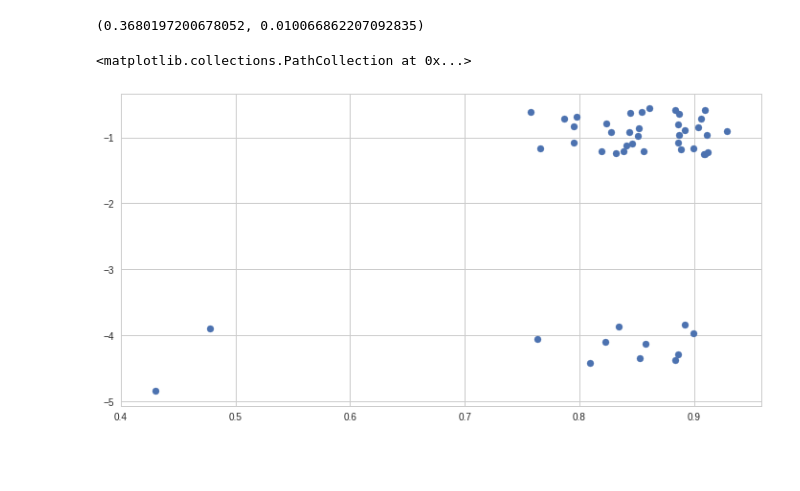
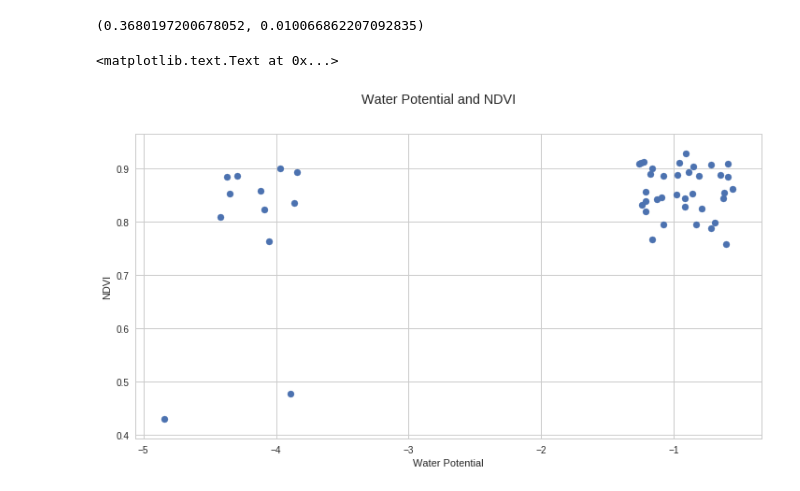
Before and after one commit to cheripai/thesis, a Jupyter notebook: notebooks/Lettuce_NDVI_WP.ipynb, the cells around one changed output. Cells and saved outputs as stored; diff of their text form; code cells hidden in the pictures; blank space fills up the shorter version.

```diff
--- a/notebooks/Lettuce_NDVI_WP.ipynb
+++ b/notebooks/Lettuce_NDVI_WP.ipynb
@@ -60,8 +60,12 @@ print(ndvi.shape, wp.shape)
 stats.pearsonr(ndvi, wp)
 # %% [output]
 (0.3680197200678052, 0.010066862207092835)
-# %%
-plt.scatter(ndvi, wp)
-# %% [output]
-<matplotlib.collections.PathCollection at 0x...>
-[figure, removed]
+# %%
+fig = plt.figure()
+plt.scatter(wp, ndvi)
+fig.suptitle("Water Potential and NDVI")
+plt.xlabel("Water Potential")
+plt.ylabel("NDVI")
+# %% [output]
+<matplotlib.text.Text at 0x...>
+[figure, added]
```
Also changed, not shown: 2 other files.
